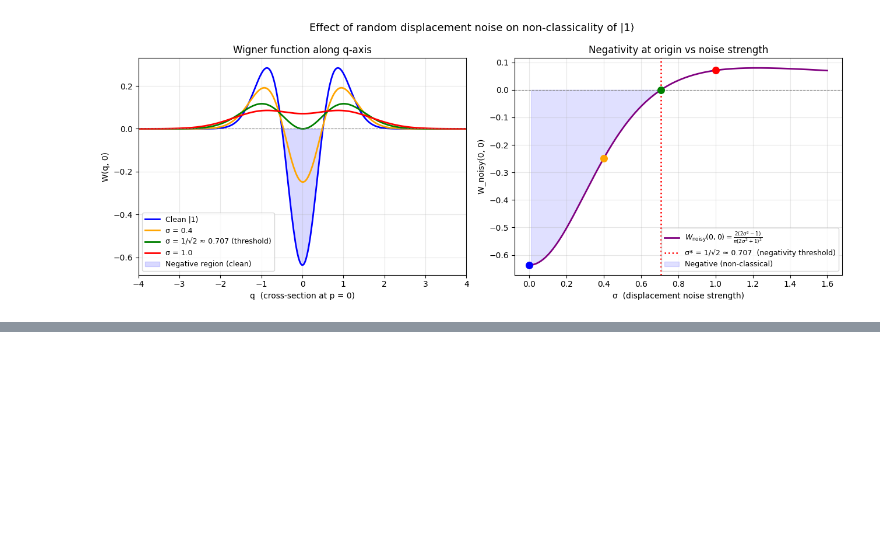
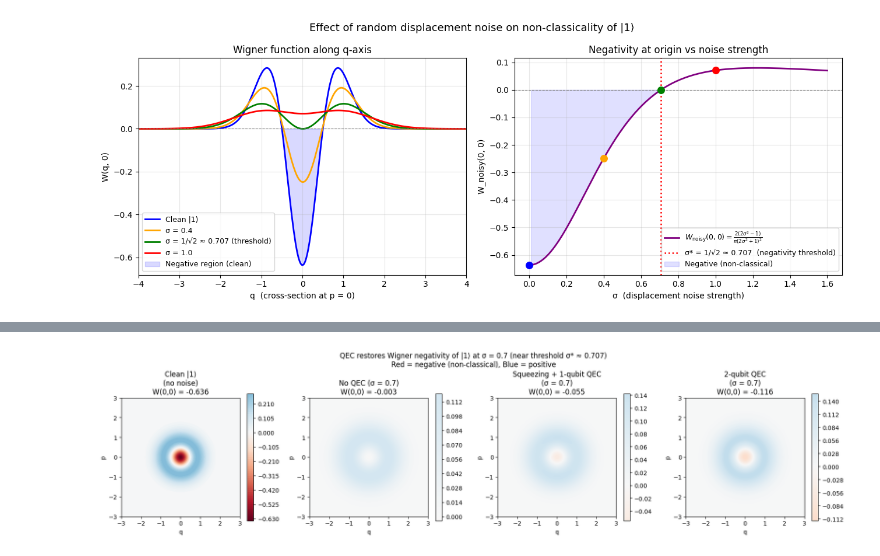
Before and after one commit to neginrazian/CV-QEC, a Jupyter notebook: wigner_single_photon.ipynb, the cells around one changed output, grey strips where cells are left out. Drawn from its saved outputs; the diff is of its cells as text; code cells hidden in the pictures; blank space fills up the shorter version.

Commit message:
Move coherent state section to wigner_coherent.ipynb, add QEC effect

```diff
--- a/wigner_single_photon.ipynb
+++ b/wigner_single_photon.ipynb
@@ -284,0 +222,81 @@ plt.show()
+# %%
+# ── Figure 1: Wigner function maps — before and after QEC ────────
+fig, axes = plt.subplots(1, 4, figsize=(18, 4.5))
+vmax = np.abs(W1).max()
+
+all_W  = [W1, W_noise, W_sq, W_2q]
+titles = ['Clean |1⟩\n(no noise)',
+          f'No QEC (σ = {sigma})',
+          f'Squeezing + 1-qubit QEC\n(σ = {sigma})',
+          f'2-qubit QEC\n(σ = {sigma})']
+
+for ax, W, title in zip(axes, all_W, titles):
+    cont = ax.contourf(Q, P_grid, W, levels=80, cmap='RdBu', vmin=-vmax, vmax=vmax)
+    plt.colorbar(cont, ax=ax, shrink=0.85)
+    ax.set_title(f'{title}\nW(0,0) = {W[mid,mid]:.3f}')
+    ax.set_xlabel('q')
+    ax.set_ylabel('p')
+    ax.set_aspect('equal')
+    ax.set_xlim(-3, 3)
+    ax.set_ylim(-3, 3)
+
+plt.suptitle(f'QEC restores Wigner negativity of |1⟩ at σ = {sigma} (near threshold σ* ≈ 0.707)\n'
+             'Red = negative (non-classical), Blue = positive', fontsize=12)
+plt.tight_layout()
+plt.savefig('wigner_maps_single_photon_QEC.pdf', bbox_inches='tight')
+plt.savefig('wigner_maps_single_photon_QEC.svg', bbox_inches='tight')
+plt.show()
+
+# ── Figure 2: Cross-section + W(0,0) vs sigma ────────────────────
+fig, (ax1, ax2) = plt.subplots(1, 2, figsize=(14, 5))
+
+# Cross-section along q (p = 0)
+ax1.plot(q, W1[mid, :],      color='blue',   linewidth=2.5, label='Clean |1⟩')
+ax1.plot(q, W_noise[mid, :], color='orange', linewidth=2,   label='No QEC')
+ax1.plot(q, W_sq[mid, :],    color='green',  linewidth=2,   label='Squeezing + 1-qubit QEC')
+ax1.plot(q, W_2q[mid, :],    color='red',    linewidth=2,   label='2-qubit QEC')
+ax1.axhline(0, color='gray', linestyle='--', linewidth=0.8)
+ax1.fill_between(q, W1[mid, :], 0, where=(W1[mid, :] < 0), color='blue', alpha=0.1)
+ax1.set_xlabel('q  (cross-section at p = 0)')
+ax1.set_ylabel('W(q, 0)')
+ax1.set_title(f'Wigner cross-section at σ = {sigma}\nQEC deepens the negative dip')
+ax1.legend(fontsize=9)
+ax1.grid(alpha=0.3)
+ax1.set_xlim(-3, 3)
+
+# W(0,0) vs sigma for all three protocols
+sigmas_scan = np.linspace(0.1, 1.3, 22)
+W0_noise_scan, W0_sq_scan, W0_2q_scan = [], [], []
+
+for s in sigmas_scan:
+    W0_noise_scan.append(apply_distr(K_no_qec(s))[mid, mid])
+    W0_sq_scan.append(   apply_distr(K_squeezing_qec(s))[mid, mid])
+    W0_2q_scan.append(   apply_distr(K_2qubit_qec(s))[mid, mid])
+
+sigma_range = np.linspace(0.01, 1.4, 400)
+ax2.plot(sigma_range, W0_exact(sigma_range), 'k--', linewidth=1.5,
+         label='No QEC (analytical)', alpha=0.5)
+ax2.plot(sigmas_scan, W0_noise_scan, 'o-', color='orange', linewidth=2,
+         markersize=4, label='No QEC (numerical)')
+ax2.plot(sigmas_scan, W0_sq_scan,    's-', color='green',  linewidth=2,
+         markersize=4, label='Squeezing + 1-qubit QEC')
+ax2.plot(sigmas_scan, W0_2q_scan,    '^-', color='red',    linewidth=2,
+         markersize=4, label='2-qubit QEC')
+ax2.axhline(0, color='gray', linestyle='--', linewidth=0.8)
+ax2.axvline(1/np.sqrt(2), color='gray', linestyle=':', linewidth=1.5,
+            label=f'σ* = 1/√2 ≈ {1/np.sqrt(2):.3f}', alpha=0.7)
+ax2.fill_between(sigma_range, W0_exact(sigma_range), 0,
+                 where=(W0_exact(sigma_range) < 0), color='blue', alpha=0.08)
+ax2.set_xlabel('σ  (displacement noise strength)')
+ax2.set_ylabel('W_noisy(0, 0)')
+ax2.set_title('Negativity at origin vs σ\nQEC shifts the threshold to higher noise')
+ax2.legend(fontsize=8)
+ax2.grid(alpha=0.3)
+
+plt.suptitle('QEC preserves Wigner negativity of |1⟩ over a wider noise range', fontsize=13)
+plt.tight_layout()
+plt.savefig('wigner_maps_single_photon_QEC_2d.pdf', bbox_inches='tight')
+plt.savefig('wigner_maps_single_photon_QEC_2d.svg', bbox_inches='tight')
+plt.show()
+# %% [output]
+[figure, added]
```
Also changed, not shown: parts of 8 cells of this notebook, 1 other file.
